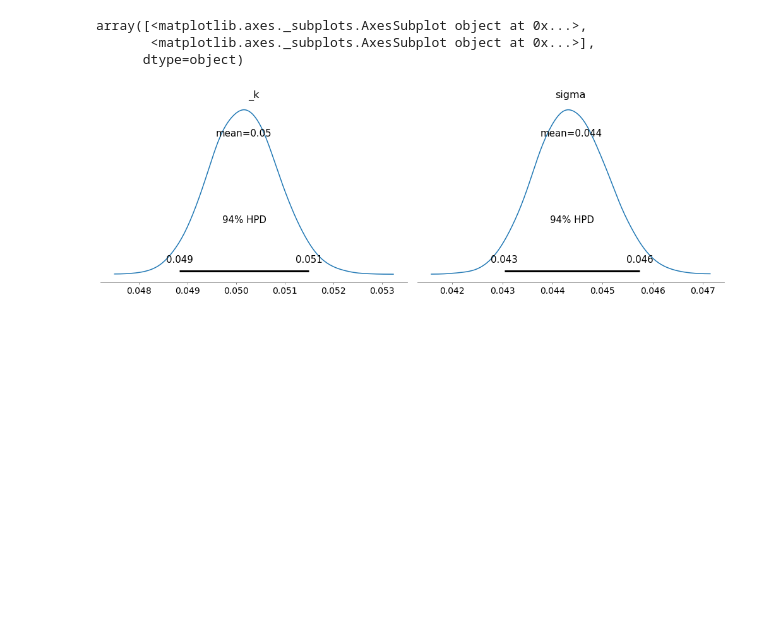
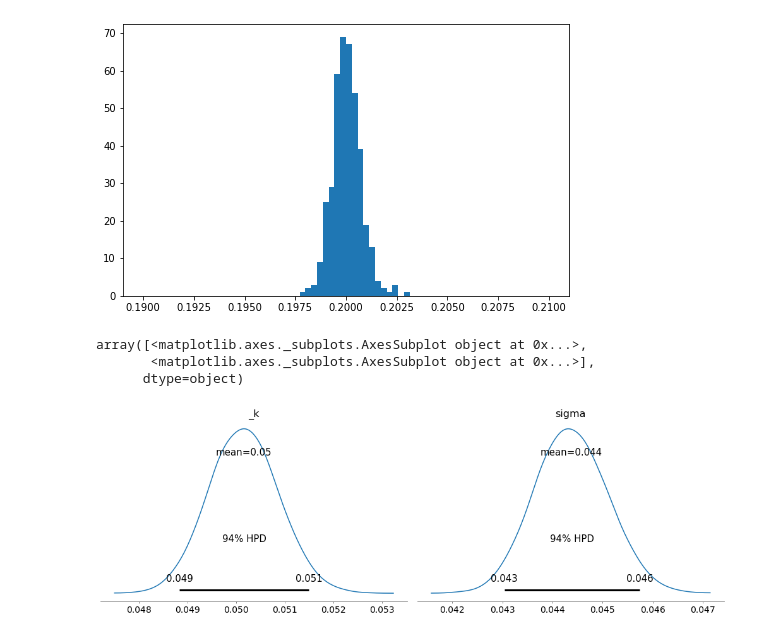
Before and after one commit to dmadea/Jupyter-Tutorials, a Jupyter notebook: MCMC/pymc3.ipynb, the cells around one changed output. Saved outputs shown, nothing was run; the diff lists cells and outputs as text; code cells hidden in the pictures; blank space fills up the shorter version.

```diff
--- a/MCMC/pymc3.ipynb
+++ b/MCMC/pymc3.ipynb
@@ -241,3 +422,7 @@ TypeError: slice indices must be integers or None or have an __index__ method
+# %%
+_ = plt.hist(trace['phi'], bins=70, range=(0.19, 0.21))
+# %% [output]
+[figure, added]
 # %%
 data = az.from_pymc3(trace=trace, prior=prior, posterior_predictive=posterior_predictive)
 # %%
```
Also changed, not shown: parts of 9 cells of this notebook, 1 other file.
